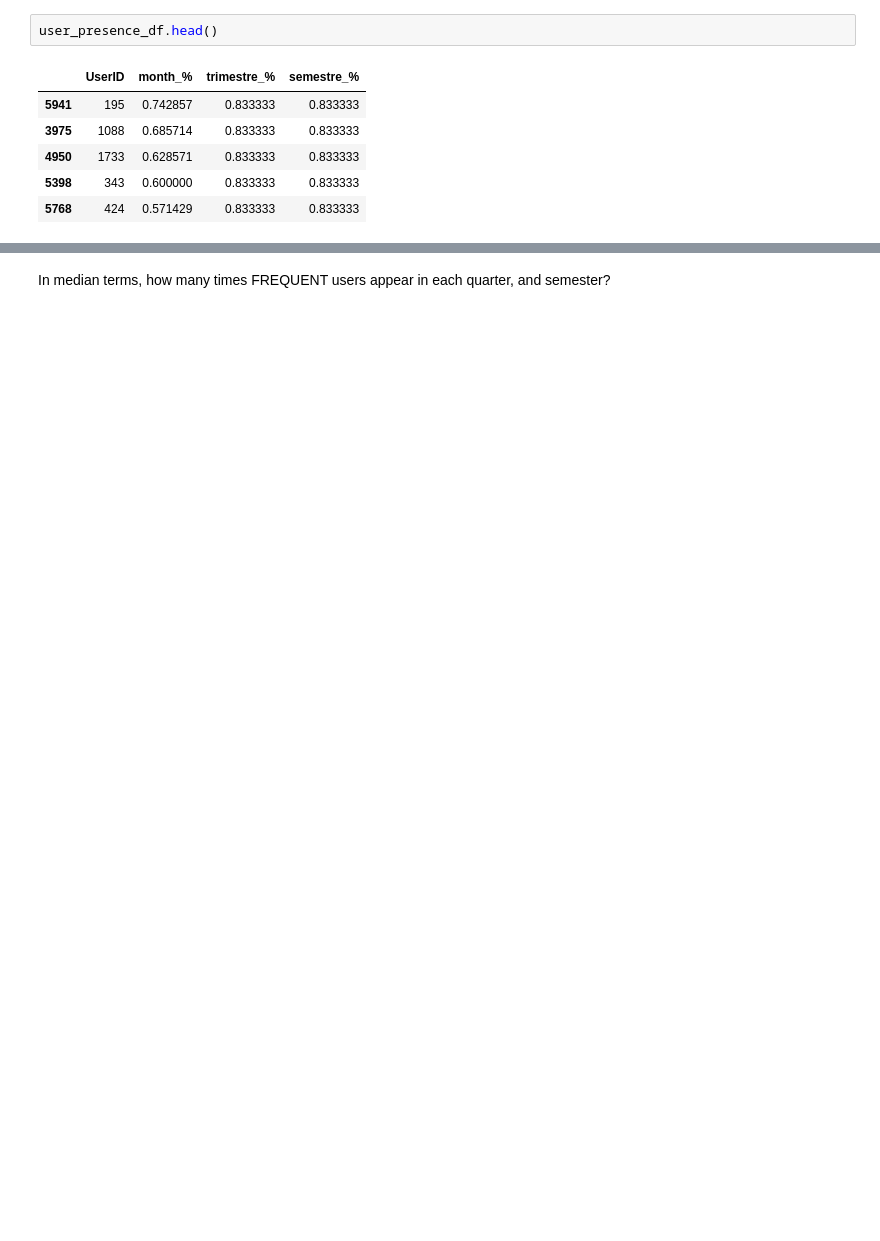
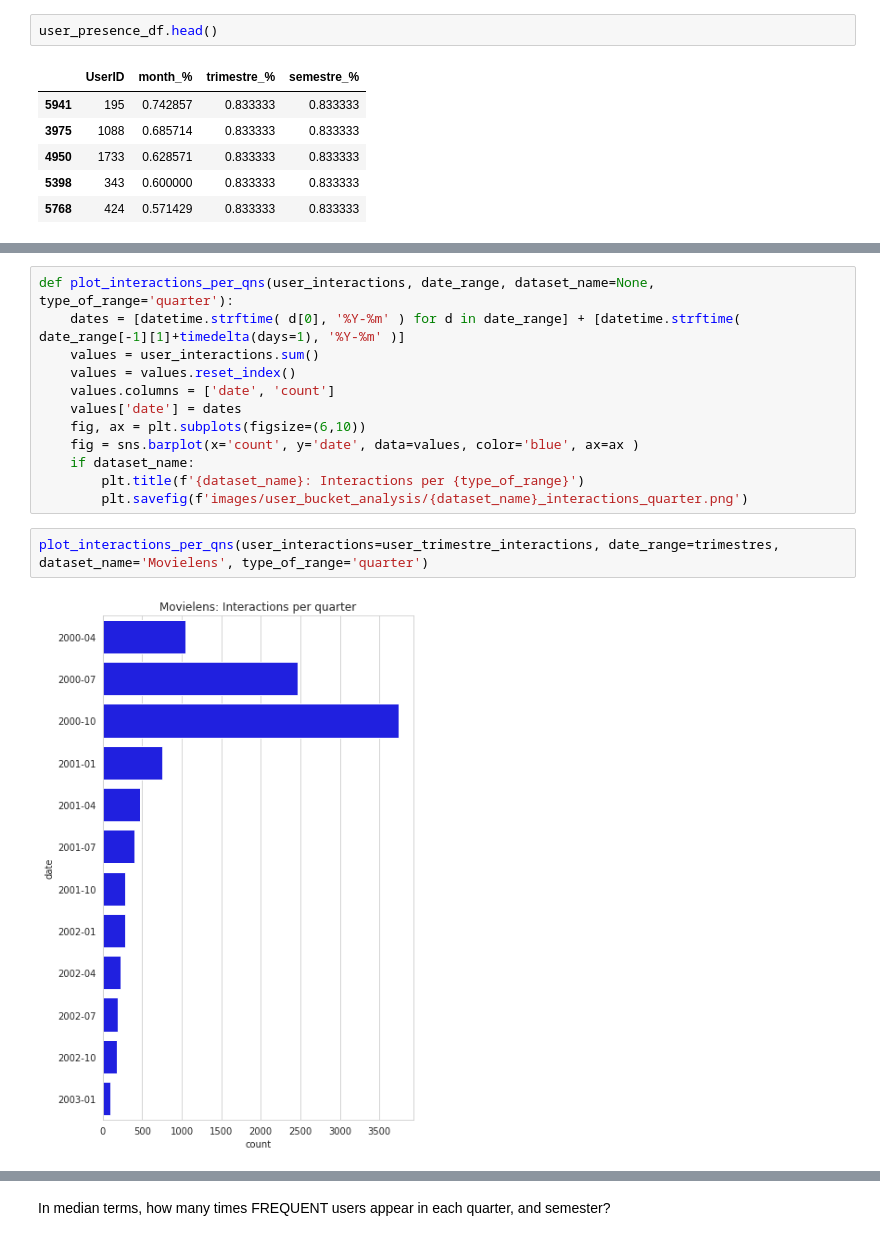
Before and after one commit to Key0412/streamRec-forgetting, a Jupyter notebook: notebooks/Avaliação de Datasets.ipynb, the cells around one changed output, grey strips where cells are left out. Saved outputs shown, nothing was run; the diff lists cells and outputs as text; blank space fills up the shorter version.

```diff
--- a/notebooks/Avaliação de Datasets.ipynb
+++ b/notebooks/Avaliação de Datasets.ipynb
@@ -253,0 +240,16 @@ print( frequent_users_semestre )
+# %%
+def plot_interactions_per_qns(user_interactions, date_range, dataset_name=None, type_of_range='quarter'):
+    dates = [datetime.strftime( d[0], '%Y-%m' ) for d in date_range] + [datetime.strftime( date_range[-1][1]+timedelta(days=1), '%Y-%m' )]
+    values = user_interactions.sum()
+    values = values.reset_index()
+    values.columns = ['date', 'count']
+    values['date'] = dates
+    fig, ax = plt.subplots(figsize=(6,10))
+    fig = sns.barplot(x='count', y='date', data=values, color='blue', ax=ax )
+    if dataset_name:
+        plt.title(f'{dataset_name}: Interactions per {type_of_range}')
+        plt.savefig(f'images/user_bucket_analysis/{dataset_name}_interactions_quarter.png')
+# %%
+plot_interactions_per_qns(user_interactions=user_trimestre_interactions, date_range=trimestres, dataset_name='Movielens', type_of_range='quarter')
+# %% [output]
+[figure, added]
```
Also changed, not shown: parts of 40 cells of this notebook, 2 other files.
